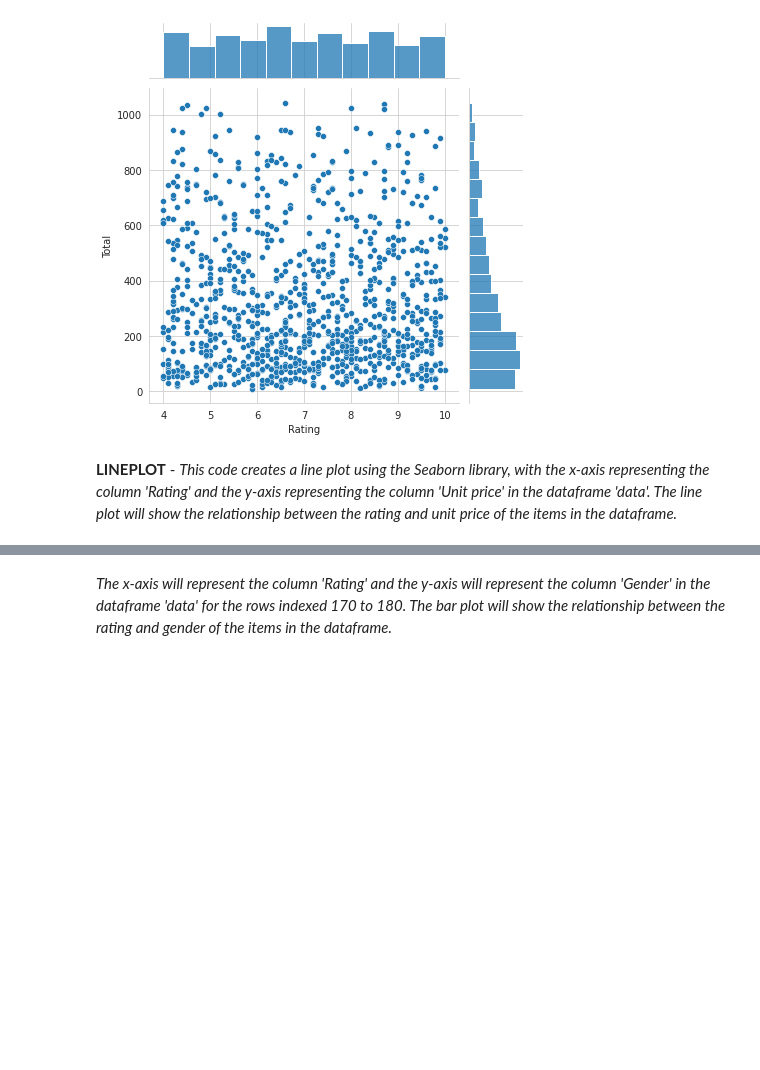
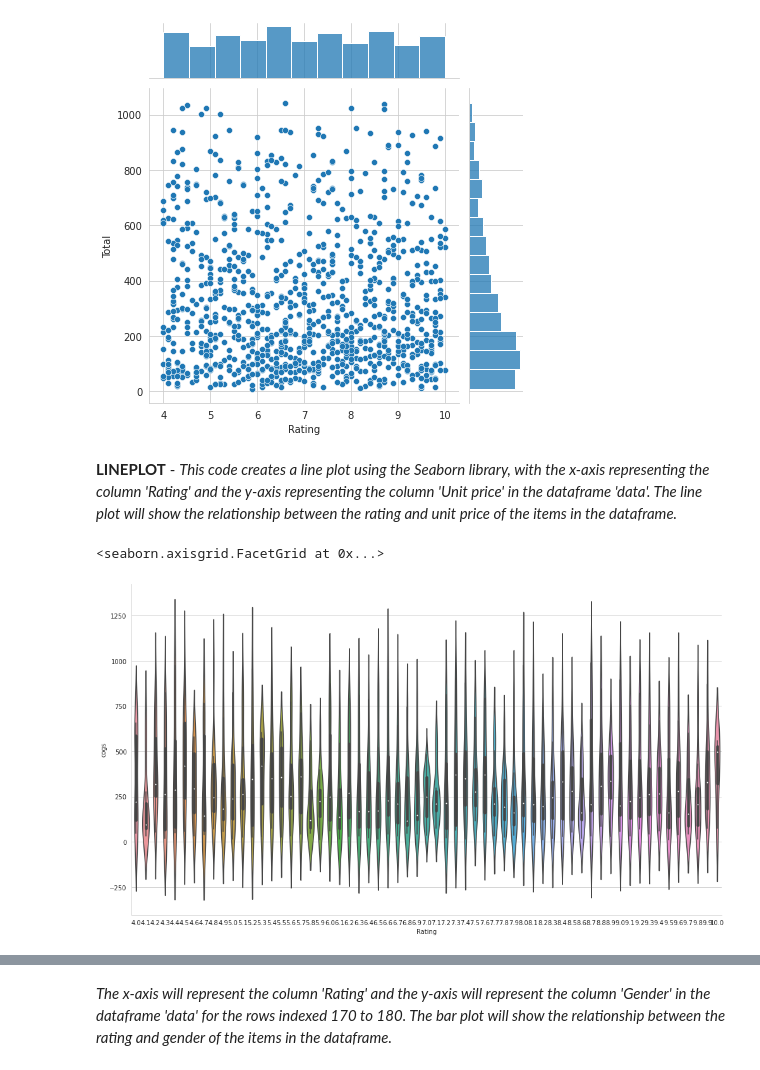
Before and after one commit to jegazhu/python-projects, a Jupyter notebook: Sales_Prediction.ipynb, the cells around one changed output, grey strips where cells are left out. Drawn from its saved outputs; the diff is of its cells as text; code cells hidden in the pictures; blank space fills up the shorter version.

```diff
--- a/Sales_Prediction.ipynb
+++ b/Sales_Prediction.ipynb
@@ -236,6 +238,11 @@ sns.jointplot(x='Rating', y= 'Total', data=data)
 [figure]
 # %% [markdown]
 **LINEPLOT** - *This code creates a line plot using the Seaborn library, with the x-axis representing the column 'Rating' and the y-axis representing the column 'Unit price' in the dataframe 'data'. The line plot will show the relationship between the rating and unit price of the items in the dataframe.*
+# %%
+sns.catplot(x='Rating', y= 'cogs', data=data, kind="violin", split=True, height=8, aspect=1.75)
+# %% [output]
+<seaborn.axisgrid.FacetGrid at 0x...>
+[figure, added]
 # %%
 sns.lineplot(x='Rating', y= 'Unit price', data=data)
 # %% [output]
```
Also changed, not shown: parts of 17 cells of this notebook.
